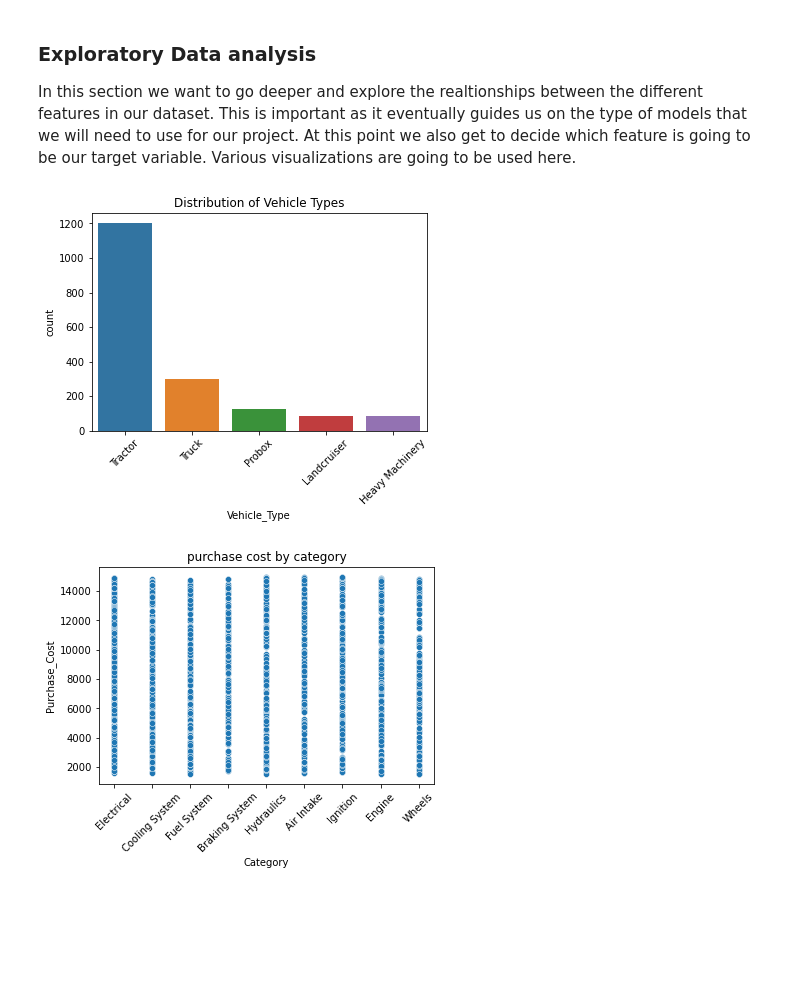
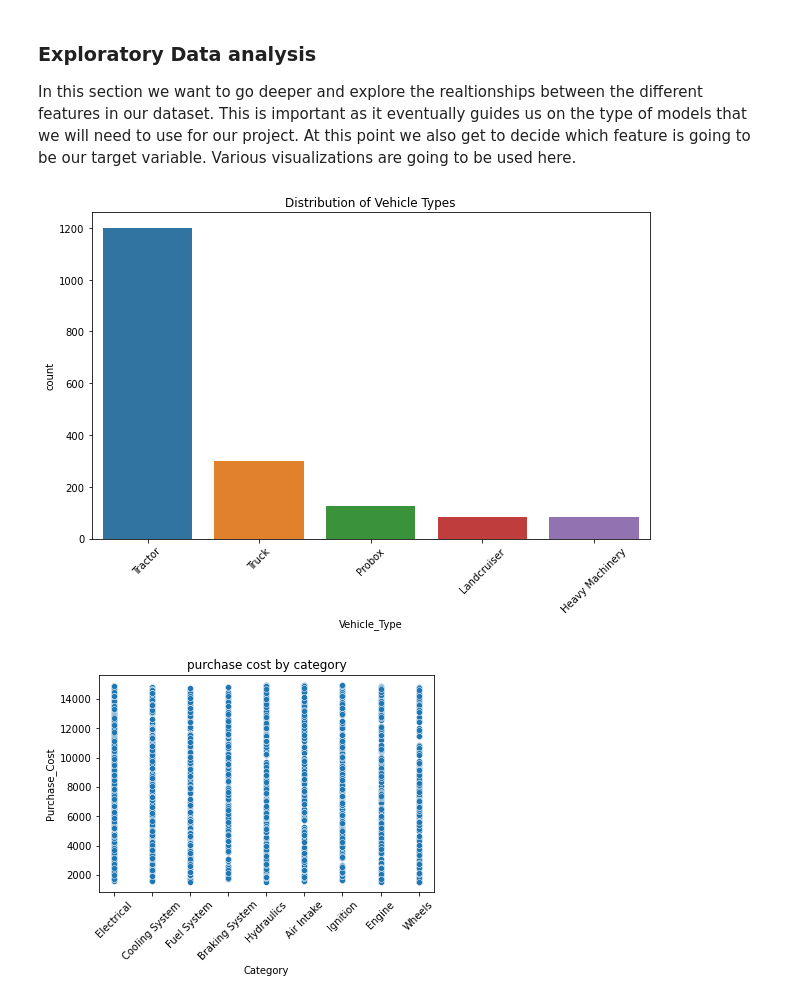
Before and after one commit to Masinde10/Fleet-operations, a Jupyter notebook: Fleet operations.ipynb, the cells around one changed output. Cells and saved outputs as stored; diff of their text form; code cells hidden in the pictures; blank space fills up the shorter version.

```diff
--- a/Fleet operations.ipynb
+++ b/Fleet operations.ipynb
@@ -106,12 +106,13 @@ df.duplicated().sum()
 In this section we want to go deeper and explore the realtionships between the different features in our dataset. This is important as it eventually guides us on the type of models that we will need to use for our project. At this point we also get to decide which feature is going to be our target variable. Various visualizations are going to be used here.
 # %%
 # Count the number of each unit
+plt.figure(figsize=(10, 6))
 sns.countplot(x='Vehicle_Type', data=df)
 plt.title('Distribution of Vehicle Types')
 plt.xticks(rotation=45)
 plt.show()
 # %% [output]
-[figure, old version]
+[figure, new version]
 # %%
 sns.scatterplot(x='Category', y='Purchase_Cost', data=df)
 plt.title('purchase cost by category')
```
Also changed, not shown: parts of 5 cells of this notebook.
